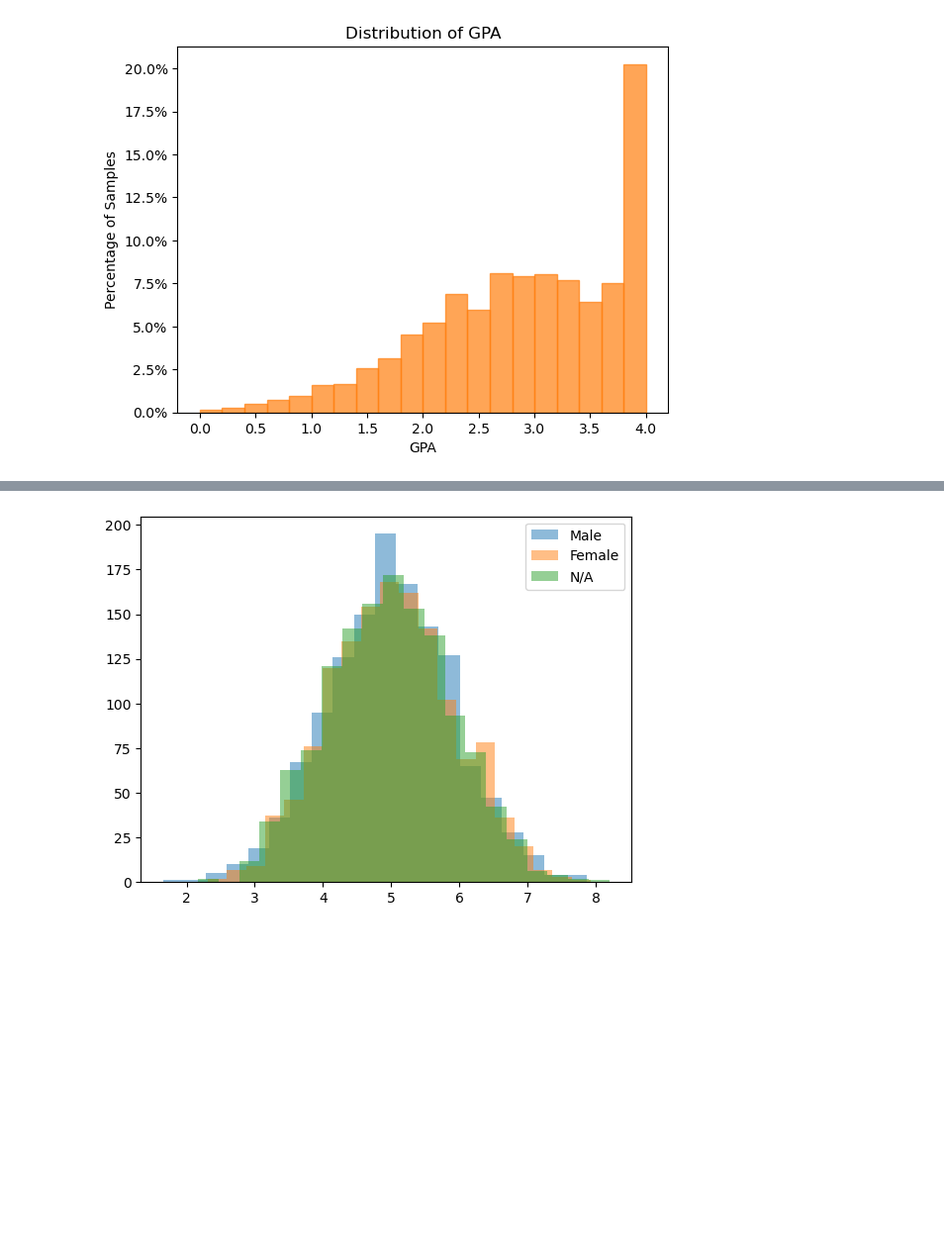
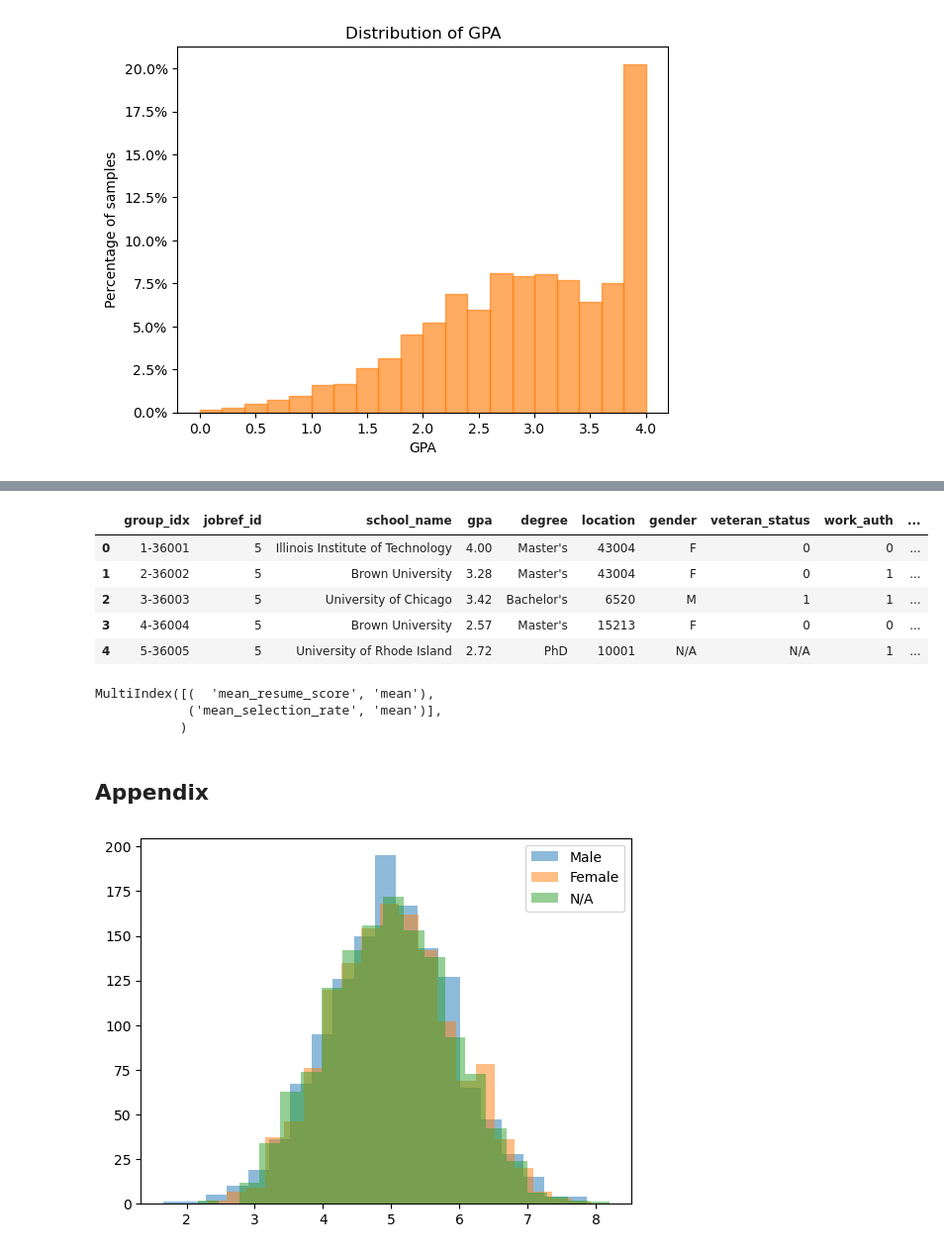
Before and after one commit to leehengpan/csci1951z-audit-analysis, a Jupyter notebook: audit-analysis.ipynb, the cells around one changed output, grey strips where cells are left out. Shown at 99% size. Cells and saved outputs as stored; diff of their text form; code cells hidden in the pictures; blank space fills up the shorter version.

```diff
--- a/audit-analysis.ipynb
+++ b/audit-analysis.ipynb
@@ -110,3 +131,36 @@ plt.savefig('plots/gpa-dist.png', dpi=300)
+# %%
+df['mean_selection_rate'] = df.groupby(['group_idx'])['prediction'].transform('mean')
+df['mean_resume_score'] = df.groupby(['group_idx'])['resume_score'].transform('mean')
+df['std_resume_score'] = df.groupby(['group_idx'])['resume_score'].transform(np.std)
+
+
+dedup_df = df[['group_idx','jobref_id','school_name','gpa','degree','location','gender',
+               'veteran_status','work_auth','disability','ethnicity','mean_selection_rate',
+               'mean_resume_score','std_resume_score']].drop_duplicates()
+
+score_bins = [0,1,2,3,4,5,6,7,8,9,10]
+dedup_df['mean_resume_score_bins'] = pd.cut(dedup_df['mean_resume_score'], bins=score_bins,
+                                            right=False, include_lowest=True)
+
+gpa_bins = [0,3.0,4.0001]
+dedup_df['gpa_bins'] = pd.cut(dedup_df['gpa'], bins=gpa_bins, right=False, include_lowest=True)
+dedup_df.head()
+# %% [output]
+|  | group_idx | jobref_id | school_name | gpa | degree | location | gender | veteran_status | work_auth | ... |
+| 0 | 1-36001 | 5 | Illinois Institute of Technology | 4.00 | Master's | 43004 | F | 0 | 0 | ... |
+| 1 | 2-36002 | 5 | Brown University | 3.28 | Master's | 43004 | F | 0 | 1 | ... |
+| 2 | 3-36003 | 5 | University of Chicago | 3.42 | Bachelor's | 6520 | M | 1 | 1 | ... |
+| 3 | 4-36004 | 5 | Brown University | 2.57 | Master's | 15213 | F | 0 | 0 | ... |
+| 4 | 5-36005 | 5 | University of Rhode Island | 2.72 | PhD | 10001 | N/A | N/A | 1 | ... |
+# %%
+temp_df = dedup_df.groupby(['gender']).agg({'mean_resume_score':['mean'],'mean_selection_rate':['mean']})
+temp_df.columns
+# %% [output]
+MultiIndex([(  'mean_resume_score', 'mean'),
+            ('mean_selection_rate', 'mean')],
+           )
+# %% [markdown]
+## Appendix
 # %%
 # show the distribution of mean resume score for each group_idx in a histogram, remove grid and add n_bins
 n_bins = 20
```
Also changed, not shown: parts of 9 cells of this notebook, 2 other files.
